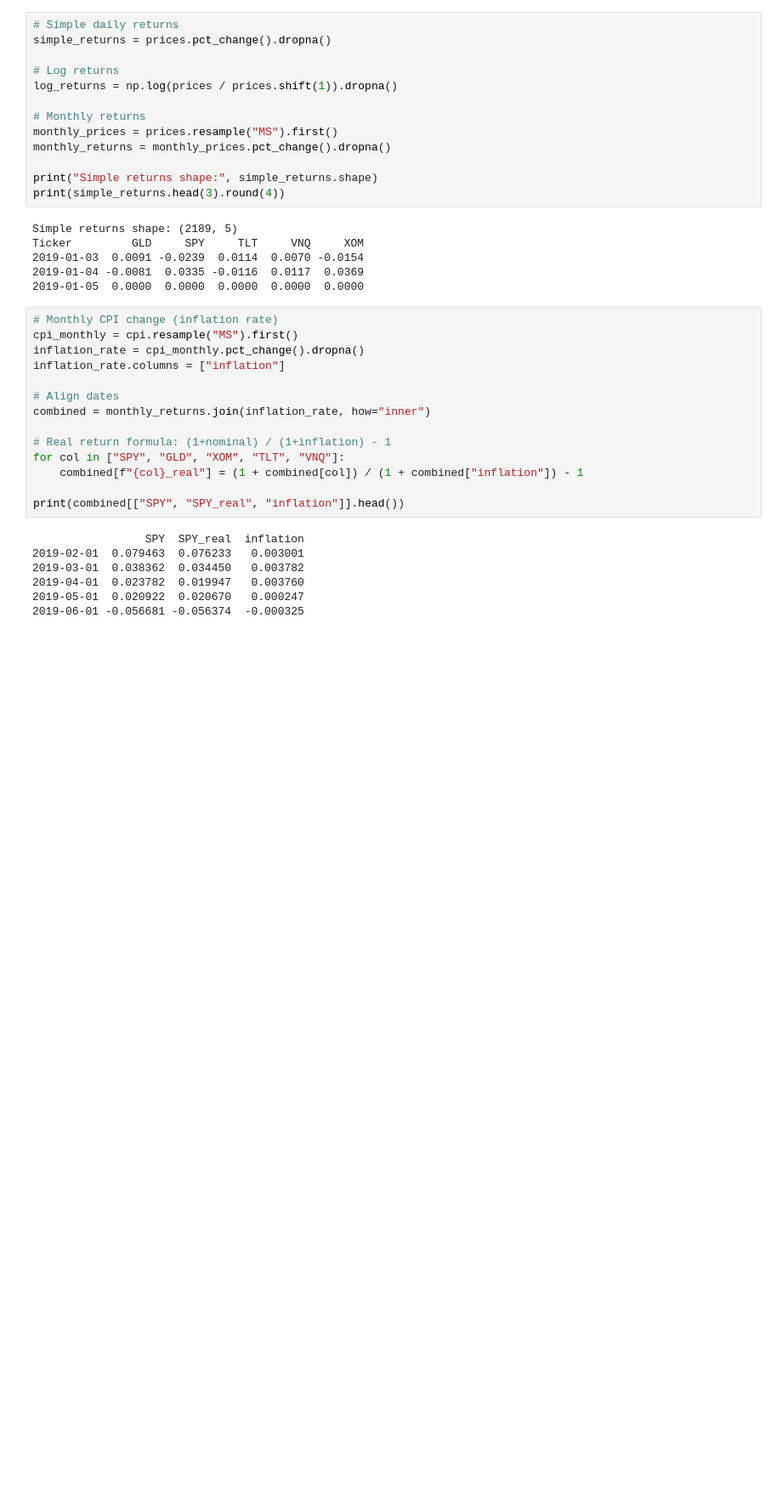
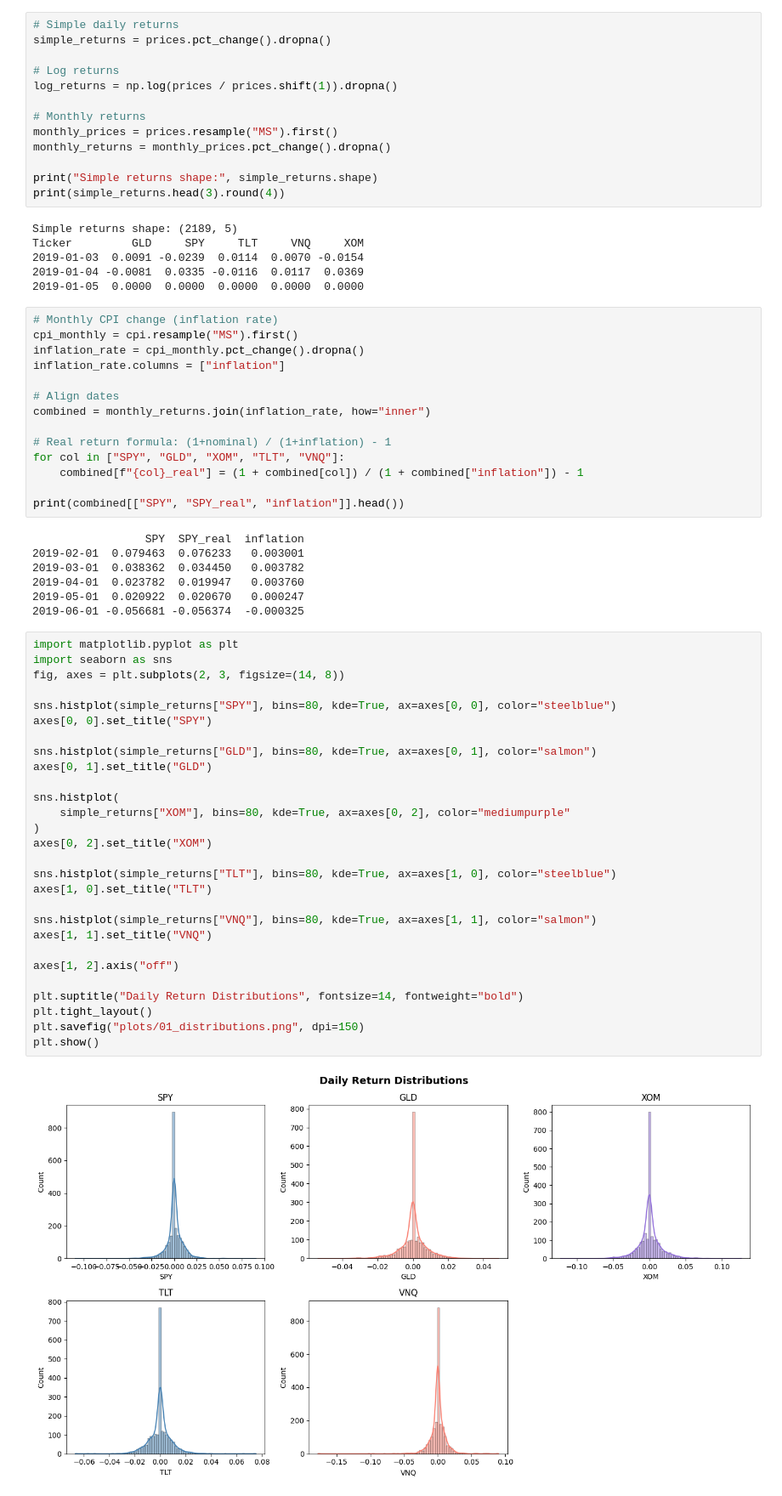
Before and after one commit to KaarthikSekar/InflationPortfolio, a Jupyter notebook: inflation.ipynb, the cells around one changed output. Shown at 85% size. Drawn from its saved outputs; the diff is of its cells as text; blank space fills up the shorter version.

Commit message:
added charts

```diff
--- a/inflation.ipynb
+++ b/inflation.ipynb
@@ -124,3 +124,33 @@ print(combined[["SPY", "SPY_real", "inflation"]].head())
 2019-04-01  0.023782  0.019947   0.003760
 2019-05-01  0.020922  0.020670   0.000247
 2019-06-01 -0.056681 -0.056374  -0.000325
+# %%
+import matplotlib.pyplot as plt
+import seaborn as sns
+fig, axes = plt.subplots(2, 3, figsize=(14, 8))
+
+sns.histplot(simple_returns["SPY"], bins=80, kde=True, ax=axes[0, 0], color="steelblue")
+axes[0, 0].set_title("SPY")
+
+sns.histplot(simple_returns["GLD"], bins=80, kde=True, ax=axes[0, 1], color="salmon")
+axes[0, 1].set_title("GLD")
+
+sns.histplot(
+    simple_returns["XOM"], bins=80, kde=True, ax=axes[0, 2], color="mediumpurple"
+)
+axes[0, 2].set_title("XOM")
+
+sns.histplot(simple_returns["TLT"], bins=80, kde=True, ax=axes[1, 0], color="steelblue")
+axes[1, 0].set_title("TLT")
+
+sns.histplot(simple_returns["VNQ"], bins=80, kde=True, ax=axes[1, 1], color="salmon")
+axes[1, 1].set_title("VNQ")
+
+axes[1, 2].axis("off")
+
+plt.suptitle("Daily Return Distributions", fontsize=14, fontweight="bold")
+plt.tight_layout()
+plt.savefig("plots/01_distributions.png", dpi=150)
+plt.show()
+# %% [output]
+[figure, added]
```
Also changed, not shown: parts of 2 cells of this notebook.
